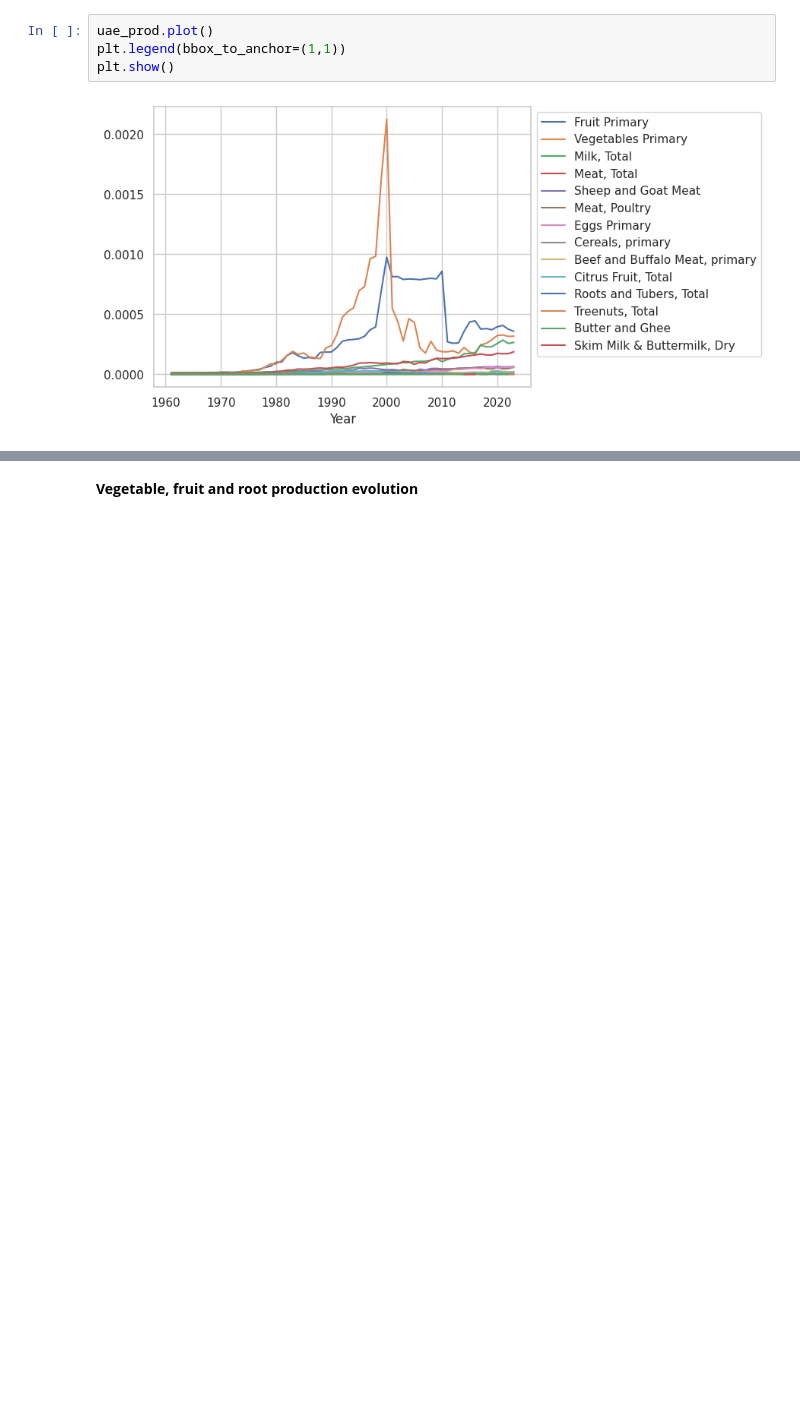
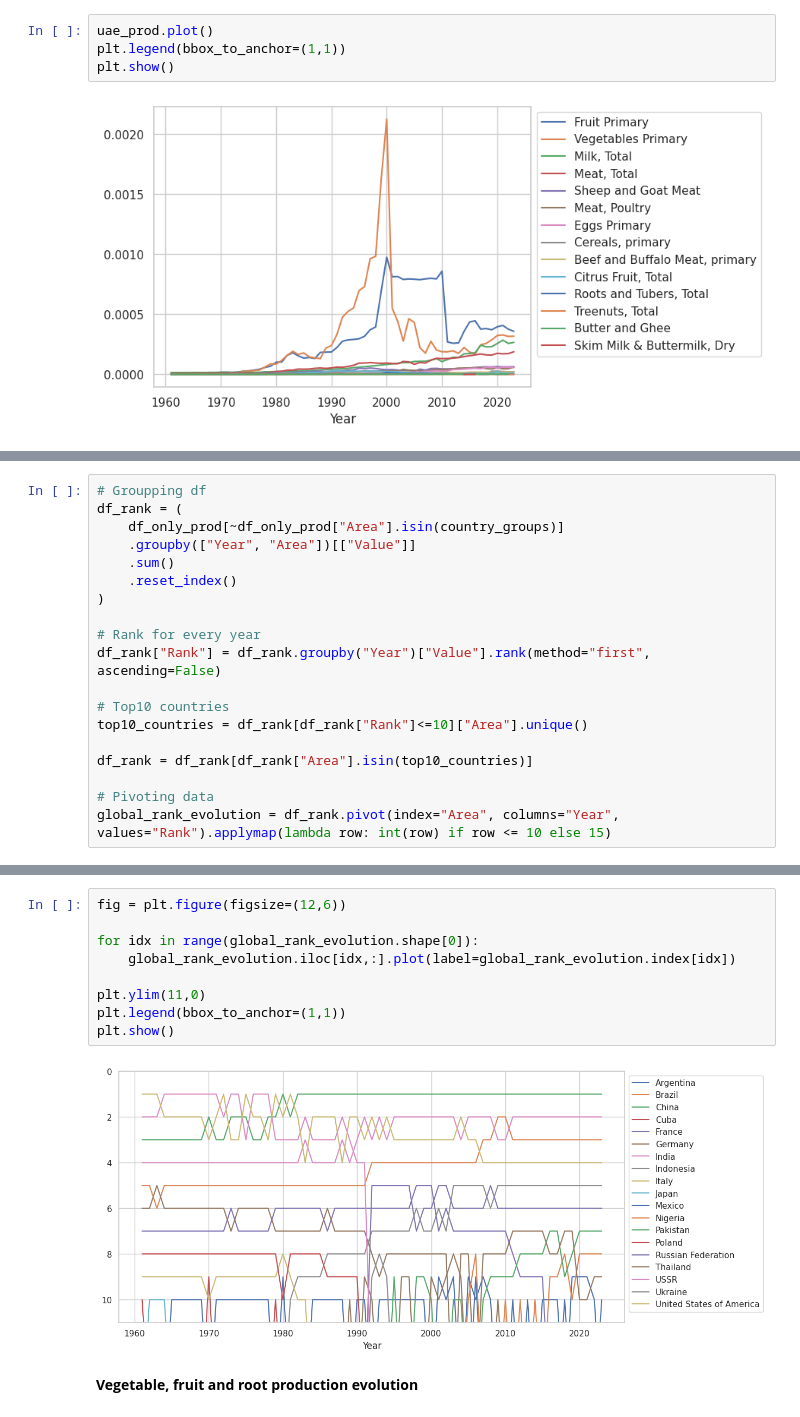
Before and after one commit to SimFour64/fao_analysis, a Jupyter notebook: notebooks/03_Raw_Analysis.ipynb, the cells around one changed output, grey strips where cells are left out. Saved outputs shown, nothing was run; the diff lists cells and outputs as text; blank space fills up the shorter version.

Commit message:
Creating a clean report analysis on agri prod and analysis_utils.py for specific functions

```diff
--- a/notebooks/03_Analysis.ipynb
+++ b/notebooks/03_Raw_Analysis.ipynb
@@ -519,0 +522,19 @@ plt.show()
+# %%
+# Groupping df
+df_rank = (
+    df_only_prod[~df_only_prod["Area"].isin(country_groups)]
+    .groupby(["Year", "Area"])[["Value"]]
+    .sum()
+    .reset_index()
+)
+
+# Rank for every year
+df_rank["Rank"] = df_rank.groupby("Year")["Value"].rank(method="first", ascending=False)
+
+# Top10 countries
+top10_countries = df_rank[df_rank["Rank"]<=10]["Area"].unique()
+
+df_rank = df_rank[df_rank["Area"].isin(top10_countries)]
+
+# Pivoting data
+global_rank_evolution = df_rank.pivot(index="Area", columns="Year", values="Rank").applymap(lambda row: int(row) if row <= 10 else 15)
@@ -520,3 +563,14 @@ plt.show()
+# %%
+fig = plt.figure(figsize=(12,6))
+
+for idx in range(global_rank_evolution.shape[0]):
+    global_rank_evolution.iloc[idx,:].plot(label=global_rank_evolution.index[idx])
+
+plt.ylim(11,0)
+plt.legend(bbox_to_anchor=(1,1))
+plt.show()
+# %% [output]
+[figure, added]
 # %% [markdown]
 **Vegetable, fruit and root production evolution**
 # %%
```
Also changed, not shown: parts of 6 cells of this notebook, 5 other files.
